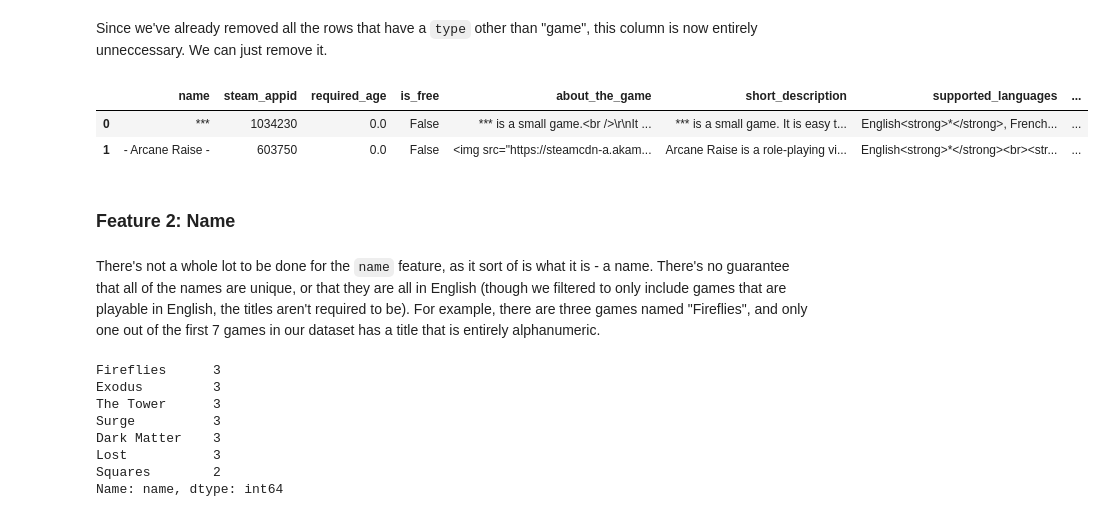
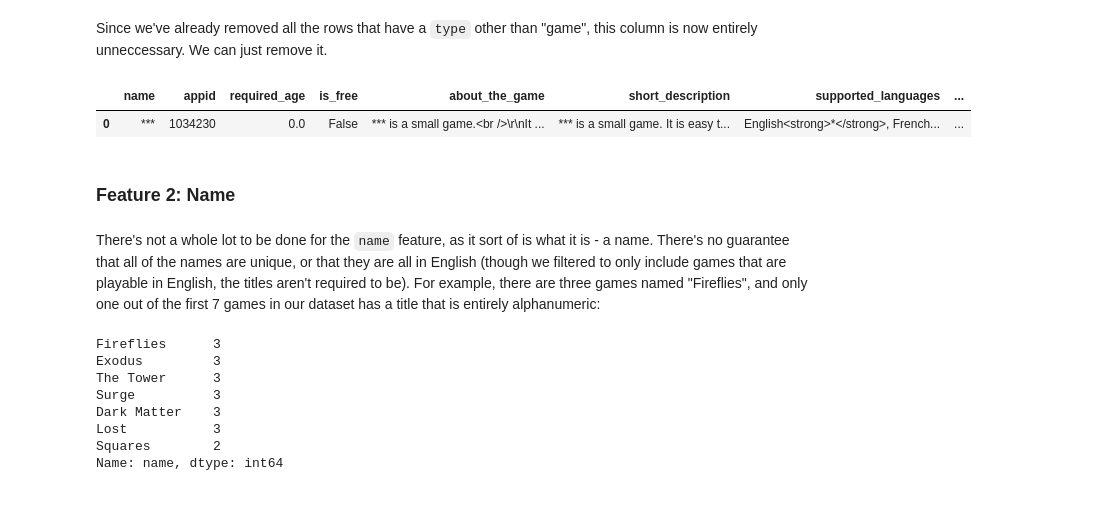
Before and after one commit to argwood/IndieP, a Jupyter notebook: IndieP_Data_Cleaning.ipynb, the cells around one changed output. Saved outputs shown, nothing was run; the diff lists cells and outputs as text; code cells hidden in the pictures.

Commit message:
updated data cleaning notebook and README

```diff
--- a/IndieP_Data_Cleaning.ipynb
+++ b/IndieP_Data_Cleaning.ipynb
@@ -126,15 +128,14 @@ Since we've already removed all the rows that have a `type` other than "game", t
 # %%
 data_steam.drop('type', axis=1, inplace=True)
 # %%
-data_steam.head(2)
+data_steam.head(1)
 # %% [output]
-|  | name | steam_appid | required_age | is_free | about_the_game | short_description | supported_languages | ... |
+|  | name | appid | required_age | is_free | about_the_game | short_description | supported_languages | ... |
 | 0 | *** | 1034230 | 0.0 | False | *** is a small game.<br />\r\nIt ... | *** is a small game. It is easy t... | English<strong>*</strong>, French... | ... |
-| 1 | - Arcane Raise - | 603750 | 0.0 | False | <img src="https://steamcdn-a.akam... | Arcane Raise is a role-playing vi... | English<strong>*</strong><br><str... | ... |
 # %% [markdown]
 ### Feature 2: Name
 # %% [markdown]
-There's not a whole lot to be done for the `name` feature, as it sort of is what it is - a name. There's no guarantee that all of the names are unique, or that they are all in English (though we filtered to only include games that are playable in English, the titles aren't required to be). For example, there are three games named "Fireflies", and only one out of the first 7 games in our dataset has a title that is entirely alphanumeric.
+There's not a whole lot to be done for the `name` feature, as it sort of is what it is - a name. There's no guarantee that all of the names are unique, or that they are all in English (though we filtered to only include games that are playable in English, the titles aren't required to be). For example, there are three games named "Fireflies", and only one out of the first 7 games in our dataset has a title that is entirely alphanumeric:
 # %%
 data_steam['name'].value_counts(dropna=False).head(7)
 # %% [output]
```
Also changed, not shown: parts of 20 cells of this notebook, 1 other file.
